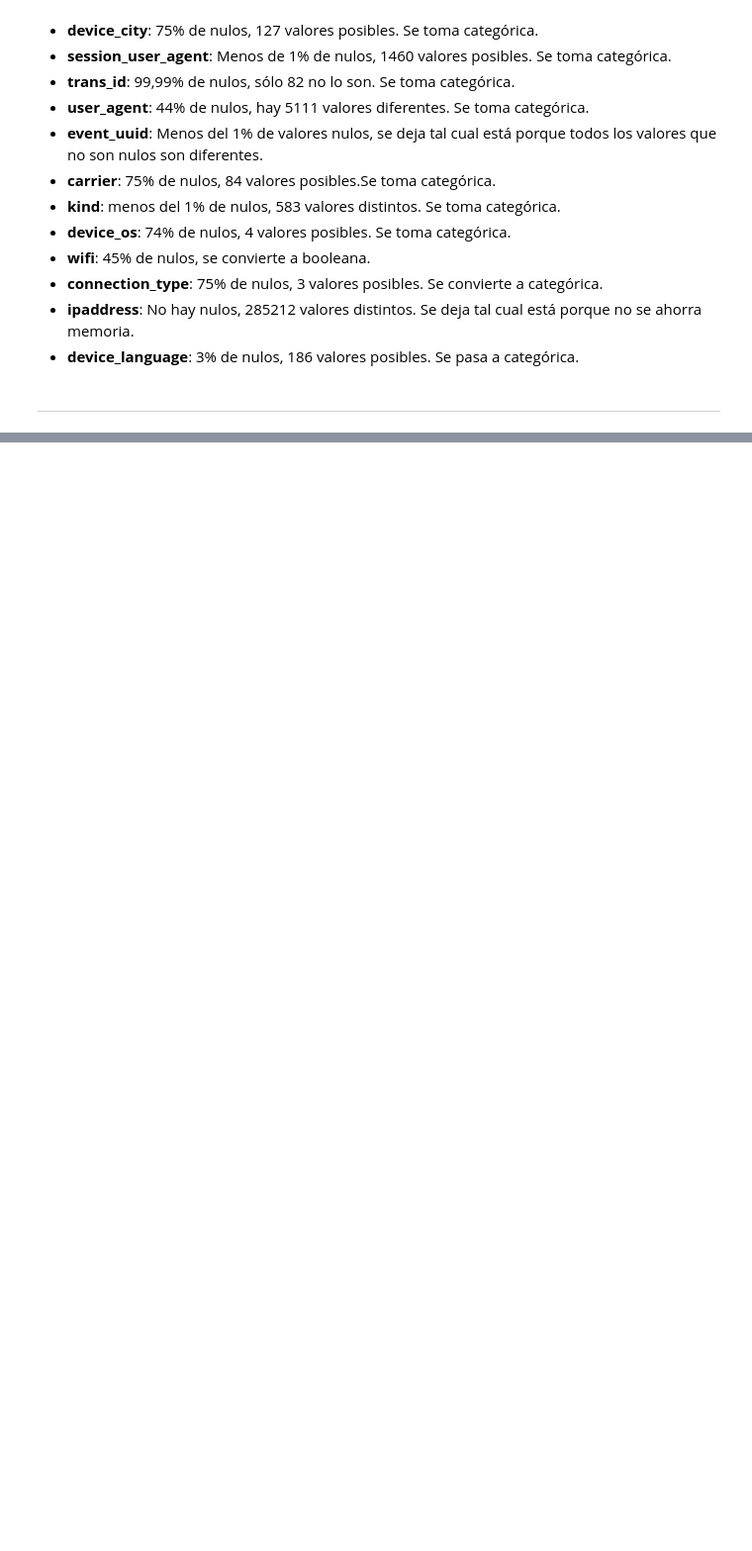
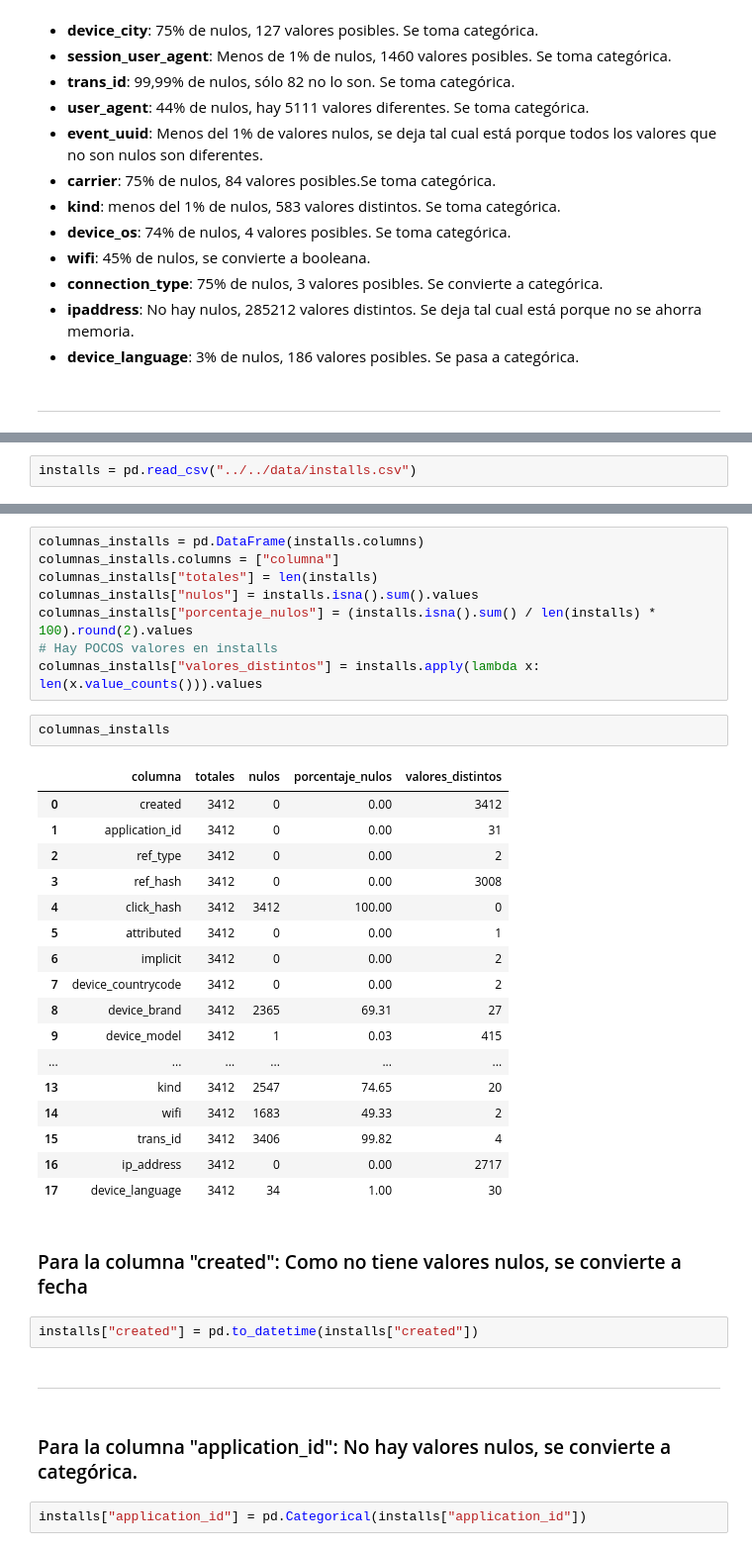
Before and after one commit to mateoicalvo/7506, a Jupyter notebook: tp1/limpieza/limpieza.ipynb, the cells around one changed output, grey strips where cells are left out. Shown at 99% size. Saved outputs shown, nothing was run; the diff lists cells and outputs as text; blank space fills up the shorter version.

```diff
--- a/tp1/limpieza/limpieza.ipynb
+++ b/tp1/limpieza/limpieza.ipynb
@@ -713,0 +918,2 @@ sns.palplot(sns.color_palette("hls", 256))
+# %%
+installs = pd.read_csv("../../data/installs.csv")
@@ -713,0 +944,38 @@ sns.palplot(sns.color_palette("hls", 256))
+# %%
+columnas_installs = pd.DataFrame(installs.columns)
+columnas_installs.columns = ["columna"]
+columnas_installs["totales"] = len(installs)
+columnas_installs["nulos"] = installs.isna().sum().values
+columnas_installs["porcentaje_nulos"] = (installs.isna().sum() / len(installs) * 100).round(2).values
+# Hay POCOS valores en installs
+columnas_installs["valores_distintos"] = installs.apply(lambda x: len(x.value_counts())).values
+# %%
+columnas_installs
+# %% [output]
+|  | columna | totales | nulos | porcentaje_nulos | valores_distintos |
+| 0 | created | 3412 | 0 | 0.00 | 3412 |
+| 1 | application_id | 3412 | 0 | 0.00 | 31 |
+| 2 | ref_type | 3412 | 0 | 0.00 | 2 |
+| 3 | ref_hash | 3412 | 0 | 0.00 | 3008 |
+| 4 | click_hash | 3412 | 3412 | 100.00 | 0 |
+| 5 | attributed | 3412 | 0 | 0.00 | 1 |
+| 6 | implicit | 3412 | 0 | 0.00 | 2 |
+| 7 | device_countrycode | 3412 | 0 | 0.00 | 2 |
+| 8 | device_brand | 3412 | 2365 | 69.31 | 27 |
+| 9 | device_model | 3412 | 1 | 0.03 | 415 |
+| ... | ... | ... | ... | ... | ... |
+| 13 | kind | 3412 | 2547 | 74.65 | 20 |
+| 14 | wifi | 3412 | 1683 | 49.33 | 2 |
+| 15 | trans_id | 3412 | 3406 | 99.82 | 4 |
+| 16 | ip_address | 3412 | 0 | 0.00 | 2717 |
+| 17 | device_language | 3412 | 34 | 1.00 | 30 |
+# %% [markdown]
+### Para la columna "created": Como no tiene valores nulos, se convierte a fecha
+# %%
+installs["created"] = pd.to_datetime(installs["created"])
+# %% [markdown]
+***
+# %% [markdown]
+### Para la columna "application_id": No hay valores nulos, se convierte a categórica.
+# %%
+installs["application_id"] = pd.Categorical(installs["application_id"])
```
Also changed, not shown: parts of 112 cells of this notebook.
